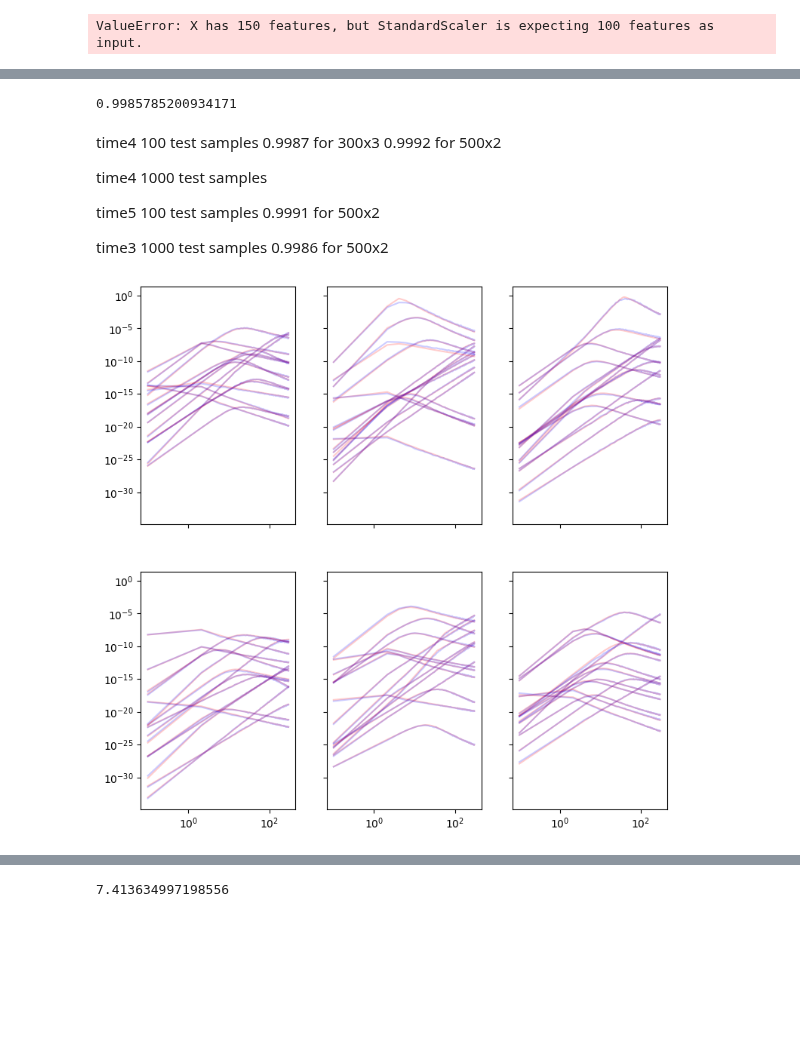
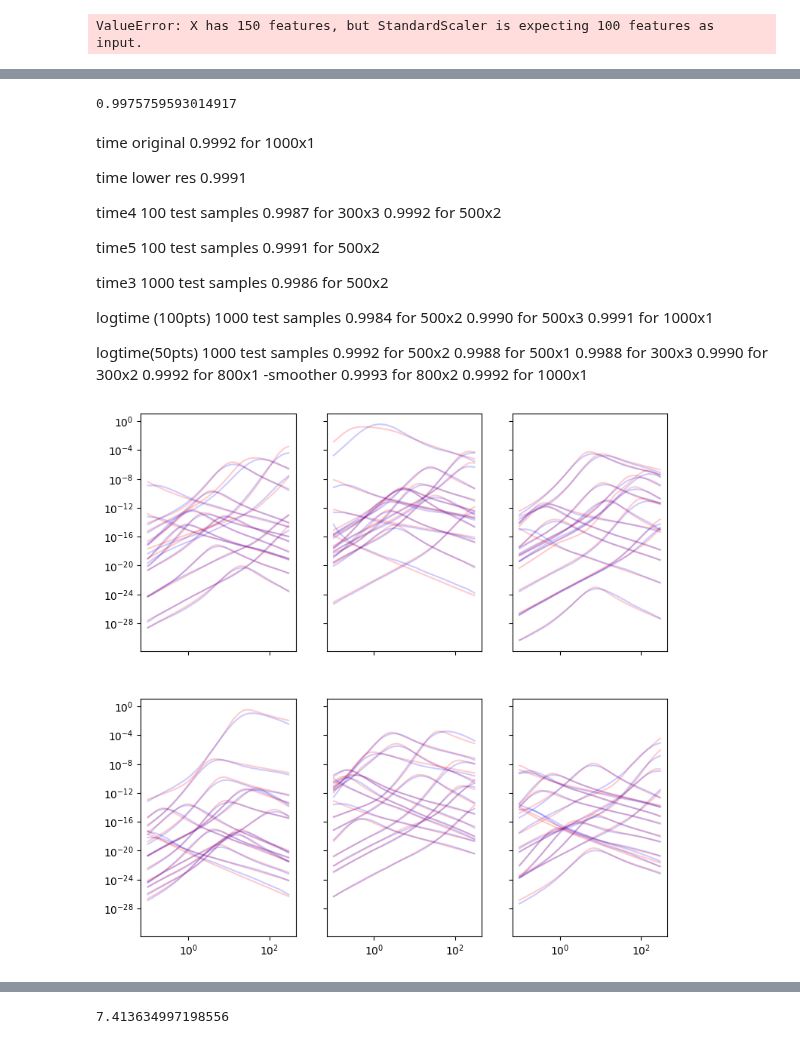
Before and after one commit to wfw23/MPhys_project, a Jupyter notebook: emulation.ipynb, the cells around one changed output, grey strips where cells are left out. Drawn from its saved outputs; the diff is of its cells as text; code cells hidden in the pictures; blank space fills up the shorter version.

```diff
--- a/emulation.ipynb
+++ b/emulation.ipynb
@@ -150,7 +150,7 @@ def tophat_func(time,  thv, loge0 , thc, logn0, p, logepse, logepsb, g0,frequenc
 # %%
 
 def new_tophat_func(time,  thv, loge0 , thc, logn0, p, logepse, logepsb, g0,frequency):
-    flux= tophat_redback(time=time, output_format='flux_density', redshift=0.01,  thv=thv, loge0=loge0 , thc=thc, logn0=logn0, p=p, logepse=logepse,
+    flux= tophat_redback(time=time, output_format='flux_density', redshift=0.01, steps=1000, thv=thv, loge0=loge0 , thc=thc, logn0=logn0, p=p, logepse=logepse,
         logepsb=logepsb, xiN=1, g0=g0, frequency= frequency)
     return flux
 # %%
@@ -230,7 +235,7 @@ time4=np.insert(time4,5,np.linspace(1.2,10,15))
 time4=np.insert(time4,20,np.linspace(12,100,50))
 time4=np.insert(time4,70,np.linspace(102,300,80))
 # %%
-logtime= np.logspace(3.94,7.41,50)/86400
+logtime= np.logspace(3.94,7.41,100)/86400
 # %%
 #time = np.linspace(0.1, 300, 150) #xs
 ys = np.zeros((num-tnum, len(logtime)))  #ys
@@ -265,5 +270,5 @@ X_test= scalerx.transform(testing.values)
 #params=np.array([0.5, 50.0 , 0.02, 1, 2.13,-1.25,-2.5, 1000])
 #prediction = regr.predict(params.reshape(1,-1))
 # %%
-regressor = MLPRegressor(random_state=7, max_iter=1000, hidden_layer_sizes=(500,500), activation='relu',solver='adam',learning_rate='adaptive',
-                   learning_rate_init=1e-3, batch_size=128).fit(X_train, Y_train)
+regressor = MLPRegressor(random_state=7, max_iter=1000, hidden_layer_sizes=(800), activation='relu',solver='adam',learning_rate='adaptive',
+                   learning_rate_init=1e-3, batch_size=128, early_stopping=True, alpha=0.2).fit(X_train, Y_train)
@@ -270,63 +283,82 @@ regressor = MLPRegressor(random_state=7, max_iter=1000, hidden_layer_sizes=(500,
 # %%
 prediction = regressor.predict(X_test)
 prediction = 10**(scalery.inverse_transform(prediction))
-
+'''
 testys= np.zeros((tnum, len(logtime)))
 for i in range(tnum):
     testys[i]= new_tophat_func(logtime, **unprocessed.iloc[(num-tnum)+i])
+'''
 X= scalerx.transform(testing.values)
 Y= scalery.transform(np.log10(testys))
 regressor.score(X,Y)
 # %% [output]
-0.9985785200934171
+0.9975759593014917
 # %% [markdown]
+time original
+0.9992 for 1000x1
+
+time lower res
+0.9991
+
 time4 100 test samples
 0.9987 for 300x3
 0.9992 for 500x2
-
-time4 1000 test samples
 
 time5 100 test samples
 0.9991 for 500x2
 
 time3 1000 test samples
 0.9986 for 500x2
+
+logtime (100pts) 1000 test samples
+0.9984 for 500x2
+0.9990 for 500x3
+0.9991 for 1000x1
+
+logtime(50pts) 1000 test samples
+0.9992 for 500x2
+0.9988 for 500x1
+0.9988 for 300x3
+0.9990 for 300x2
+0.9992 for 800x1 -smoother
+0.9993 for 800x2
+0.9992 for 1000x1
 # %%
 fig, ax = plt.subplots(nrows=2, ncols=3, figsize=(9,9), sharex=True, sharey=True)
-time = np.linspace(0.1, 300, 150) #xs
+#time = np.linspace(0.1, 300, 150) #xs
 #test_params= dict(thv= 0.5, loge0=50.0 , thc= 0.02, logn0=1, p=2.13, logepse=-1.25, logepsb=-2.5, g0=1000)
 
 for i in range(15):
-    true_value= tophat_func(time, **unprocessed.iloc[i+(num-tnum)])
-    ax[0,0].loglog(time, true_value, color='red', alpha=0.2)
-    ax[0,0].loglog(time, prediction[i], color='blue', alpha=0.2)
+    true_value= new_tophat_func(logtime, **unprocessed.iloc[i+(num-tnum)])
+    ax[0,0].loglog(logtime, true_value, color='red', alpha=0.2)
+    ax[0,0].loglog(logtime, prediction[i], color='blue', alpha=0.2)
 for i in range(15,30):
-    true_value= tophat_func(time, **unprocessed.iloc[i+(num-tnum)])
-    ax[0,1].loglog(time, true_value, color='red', alpha=0.2)
-    ax[0,1].loglog(time, prediction[i], color='blue', alpha=0.2)
+    true_value= new_tophat_func(logtime, **unprocessed.iloc[i+(num-tnum)])
+    ax[0,1].loglog(logtime, true_value, color='red', alpha=0.2)
+    ax[0,1].loglog(logtime, prediction[i], color='blue', alpha=0.2)
 for i in range(30,45):
-    true_value= tophat_func(time, **unprocessed.iloc[i+(num-tnum)])
-    ax[1,0].loglog(time, true_value, color='red', alpha=0.2)
-    ax[1,0].loglog(time, prediction[i], color='blue', alpha=0.2)
+    true_value= new_tophat_func(logtime, **unprocessed.iloc[i+(num-tnum)])
+    ax[1,0].loglog(logtime, true_value, color='red', alpha=0.2)
+    ax[1,0].loglog(logtime, prediction[i], color='blue', alpha=0.2)
 for i in range(45,60):
-    true_value= tophat_func(time, **unprocessed.iloc[i+(num-tnum)])
-    ax[1,1].loglog(time, true_value, color='red', alpha=0.2)
-    ax[1,1].loglog(time, prediction[i], color='blue', alpha=0.2)
+    true_value= new_tophat_func(logtime, **unprocessed.iloc[i+(num-tnum)])
+    ax[1,1].loglog(logtime, true_value, color='red', alpha=0.2)
+    ax[1,1].loglog(logtime, prediction[i], color='blue', alpha=0.2)
 for i in range(60,75):
-    true_value= tophat_func(time, **unprocessed.iloc[i+(num-tnum)])
-    ax[0,2].loglog(time, true_value, color='red', alpha=0.2)
-    ax[0,2].loglog(time, prediction[i], color='blue', alpha=0.2)
+    true_value= new_tophat_func(logtime, **unprocessed.iloc[i+(num-tnum)])
+    ax[0,2].loglog(logtime, true_value, color='red', alpha=0.2)
+    ax[0,2].loglog(logtime, prediction[i], color='blue', alpha=0.2)
 for i in range(75,90):
-    true_value= tophat_func(time, **unprocessed.iloc[i+(num-tnum)])
-    ax[1,2].loglog(time, true_value, color='red', alpha=0.2)
-    ax[1,2].loglog(time, prediction[i], color='blue', alpha=0.2)
+    true_value= new_tophat_func(logtime, **unprocessed.iloc[i+(num-tnum)])
+    ax[1,2].loglog(logtime, true_value, color='red', alpha=0.2)
+    ax[1,2].loglog(logtime, prediction[i], color='blue', alpha=0.2)
 
 #true_value= tophat_func(time, **unprocessed.iloc[2+(num-tnum)])
 #ax[0,0].loglog(time, true_value, color='red', alpha=0.5)
-plt.savefig("emulation_final.png", dpi='figure')
+#plt.savefig("emulation_final.png", dpi='figure')
 plt.show()
 # %% [output]
-[figure, old version]
+[figure, new version]
 # %%
 with open("tophat.pkl", "wb") as f:
     pickle.dump(regr, f)
```
Also changed, not shown: parts of 11 cells of this notebook, 24 other files.
